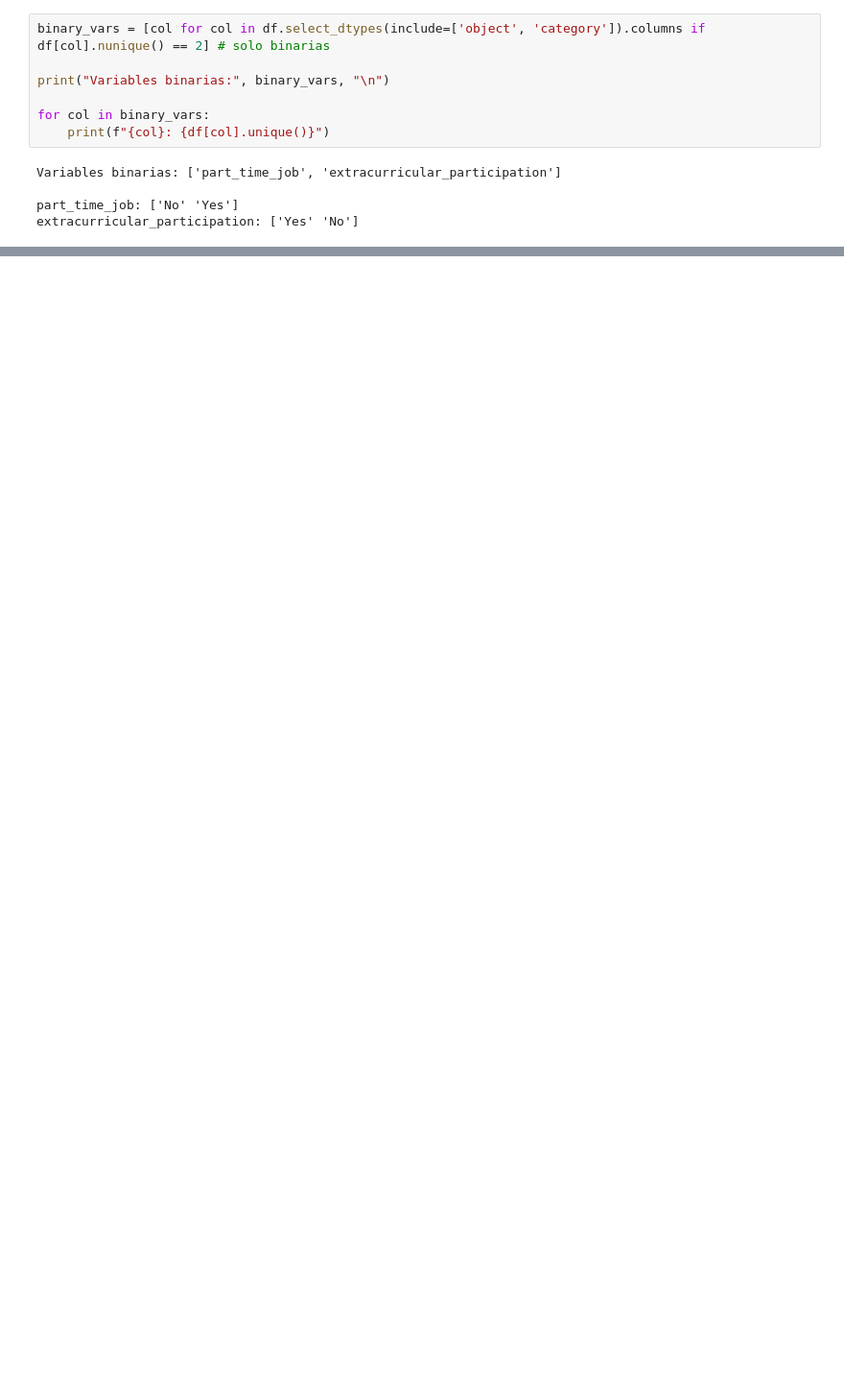
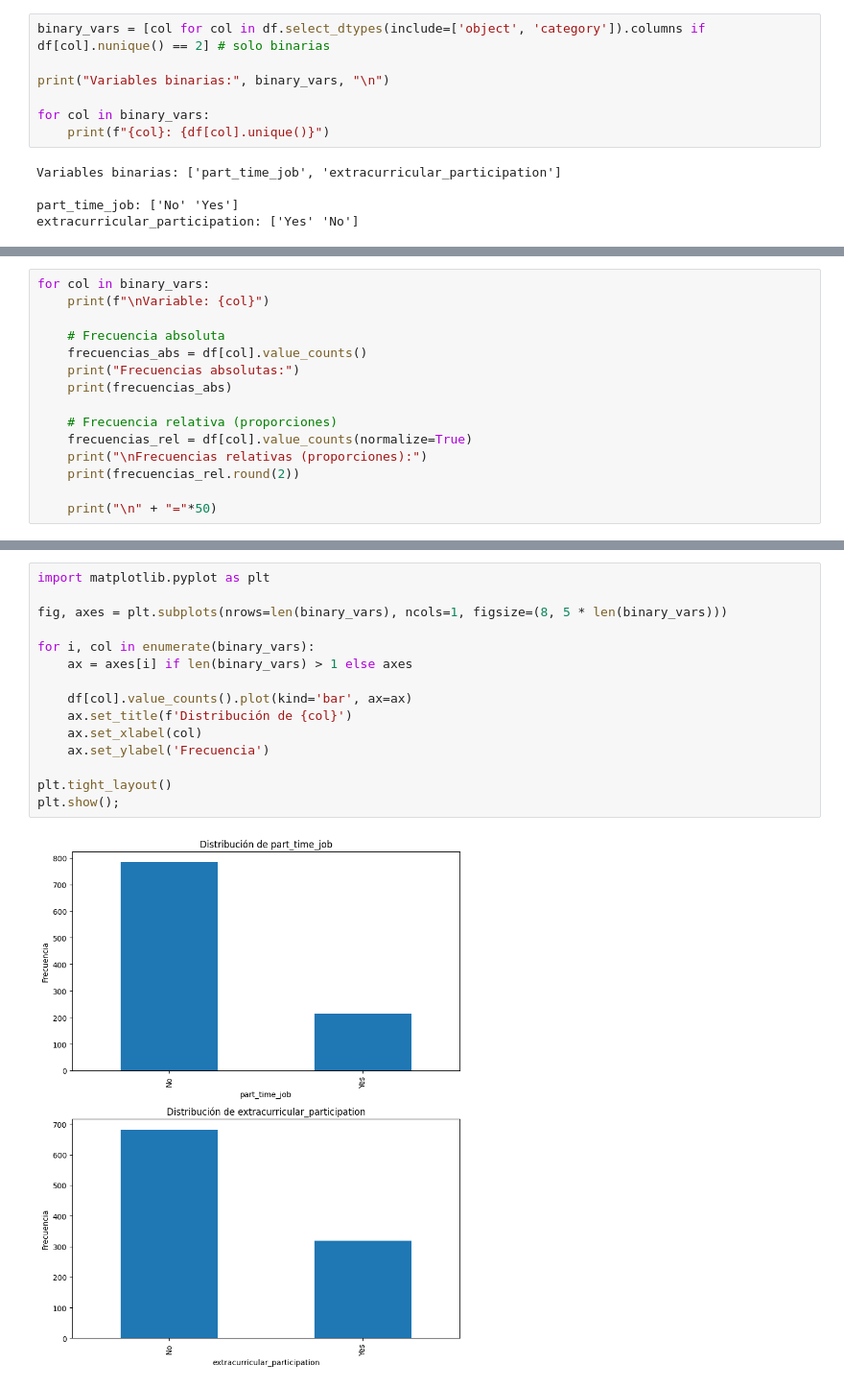
Before and after one commit to Alexgit999/AED_UE, a Jupyter notebook: AED_actividad_2.ipynb, the cells around one changed output, grey strips where cells are left out. Shown at 96% size. Saved outputs shown, nothing was run; the diff lists cells and outputs as text; blank space fills up the shorter version.

```diff
--- a/AED_actividad_2.ipynb
+++ b/AED_actividad_2.ipynb
@@ -293,0 +543,15 @@ extracurricular_participation: ['Yes' 'No']
+# %%
+for col in binary_vars:
+    print(f"\nVariable: {col}")
+
+    # Frecuencia absoluta
+    frecuencias_abs = df[col].value_counts()
+    print("Frecuencias absolutas:")
+    print(frecuencias_abs)
+
+    # Frecuencia relativa (proporciones)
+    frecuencias_rel = df[col].value_counts(normalize=True)
+    print("\nFrecuencias relativas (proporciones):")
+    print(frecuencias_rel.round(2))
+
+    print("\n" + "="*50)
@@ -293,0 +578,17 @@ extracurricular_participation: ['Yes' 'No']
+# %%
+import matplotlib.pyplot as plt
+
+fig, axes = plt.subplots(nrows=len(binary_vars), ncols=1, figsize=(8, 5 * len(binary_vars)))
+
+for i, col in enumerate(binary_vars):
+    ax = axes[i] if len(binary_vars) > 1 else axes
+
+    df[col].value_counts().plot(kind='bar', ax=ax)
+    ax.set_title(f'Distribución de {col}')
+    ax.set_xlabel(col)
+    ax.set_ylabel('Frecuencia')
+
+plt.tight_layout()
+plt.show();
+# %% [output]
+[figure, added]
```
Also changed, not shown: parts of 49 cells of this notebook.
